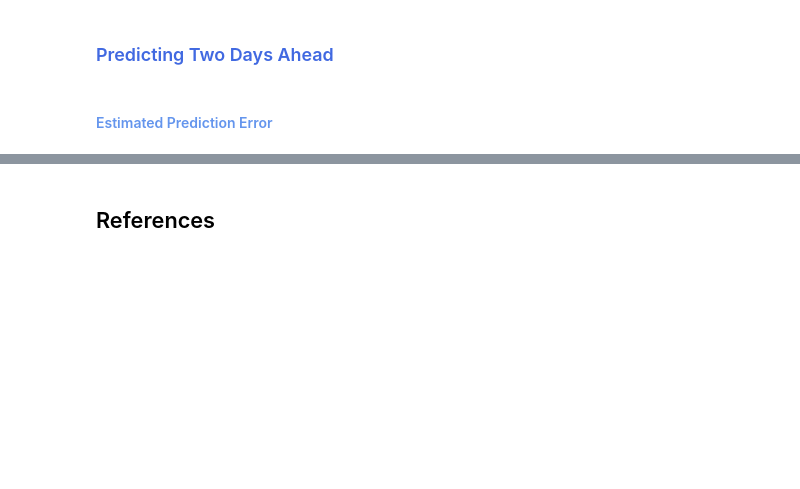
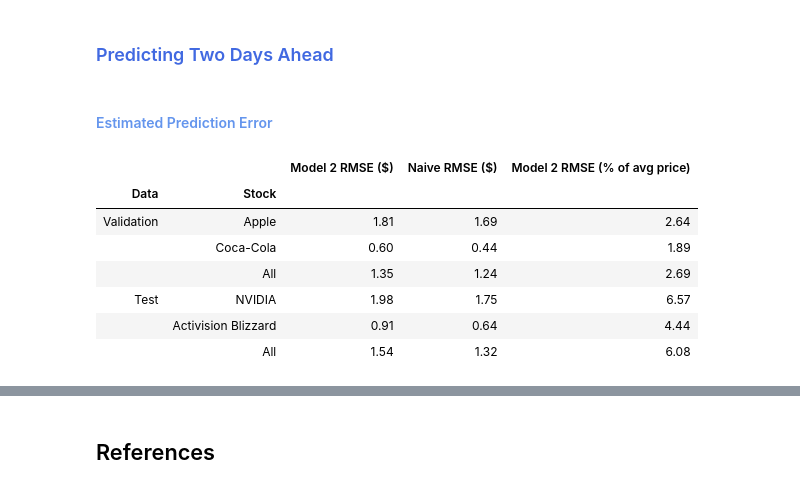
Before and after one commit to AylieNagler/Stock-Price-Predictions, a Jupyter notebook: NOTEBOOK/asg5_Group2_AylieLapierreNagler_AnikaViado_QlirimTeneqja_ArsiKharghani.ipynb, the cells around one changed output, grey strips where cells are left out. Saved outputs shown, nothing was run; the diff lists cells and outputs as text; code cells hidden in the pictures; blank space fills up the shorter version.

```diff
--- a/NOTEBOOK/asg5_Group2_AylieLapierreNagler_AnikaViado_QlirimTeneqja_ArsiKharghani.ipynb
+++ b/NOTEBOOK/asg5_Group2_AylieLapierreNagler_AnikaViado_QlirimTeneqja_ArsiKharghani.ipynb
@@ -815,3 +877,46 @@ plt.show()
 ### <span style="color:royalblue">Predicting Two Days Ahead</span>
 # %% [markdown]
 #### <span style="color:cornflowerblue">Estimated Prediction Error</span>
+# %%
+# Naive baseline: predict that the price 2 days from now equals the latest known price.
+# The last column of each input sequence is that latest known price.
+rows = []
+for label, X, results, files, lengths in [
+    ("Validation", X_val, val_results_2, val_files, file_lengths),
+    ("Test", X_test, test_results, test_files, test_lengths),
+]:
+    start = 0
+    for file, length in zip(files, lengths):
+        end = start + length
+        actual = results["actual"][start:end]
+        predicted = results["predicted"][start:end]
+        naive = X[start:end, -1]
+        ticker = file.split(".")[0]
+        rows.append({
+            "Data": label,
+            "Stock": companies[ticker],
+            "Model 2 RMSE ($)": np.sqrt(np.mean((actual - predicted) ** 2)),
+            "Naive RMSE ($)": np.sqrt(np.mean((actual - naive) ** 2)),
+            "Model 2 RMSE (% of avg price)": 100 * np.sqrt(np.mean((actual - predicted) ** 2)) / actual.mean(),
+        })
+        start = end
+
+    rows.append({
+        "Data": label,
+        "Stock": "All",
+        "Model 2 RMSE ($)": results["rmse_dollars"],
+        "Naive RMSE ($)": np.sqrt(np.mean((results["actual"] - X[:, -1]) ** 2)),
+        "Model 2 RMSE (% of avg price)": 100 * results["rmse_dollars"] / results["actual"].mean(),
+    })
+
+baseline = pd.DataFrame(rows).set_index(["Data", "Stock"])
+display(baseline.round(2))
+# %% [output]
+|  |  | Model 2 RMSE ($) | Naive RMSE ($) | Model 2 RMSE (% of avg price) |
+| Data | Stock |  |  |  |
+| Validation | Apple | 1.81 | 1.69 | 2.64 |
+|  | Coca-Cola | 0.60 | 0.44 | 1.89 |
+|  | All | 1.35 | 1.24 | 2.69 |
+| Test | NVIDIA | 1.98 | 1.75 | 6.57 |
+|  | Activision Blizzard | 0.91 | 0.64 | 4.44 |
+|  | All | 1.54 | 1.32 | 6.08 |
```
Also changed, not shown: parts of 8 cells of this notebook.
